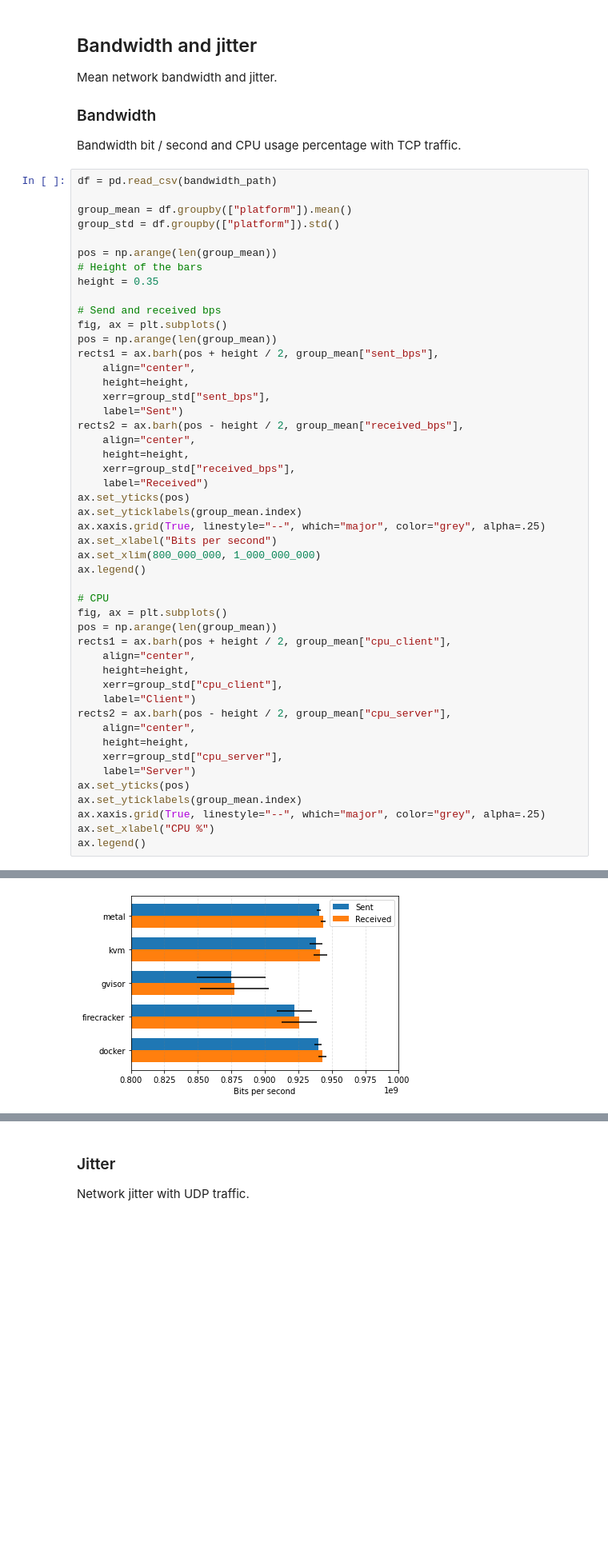
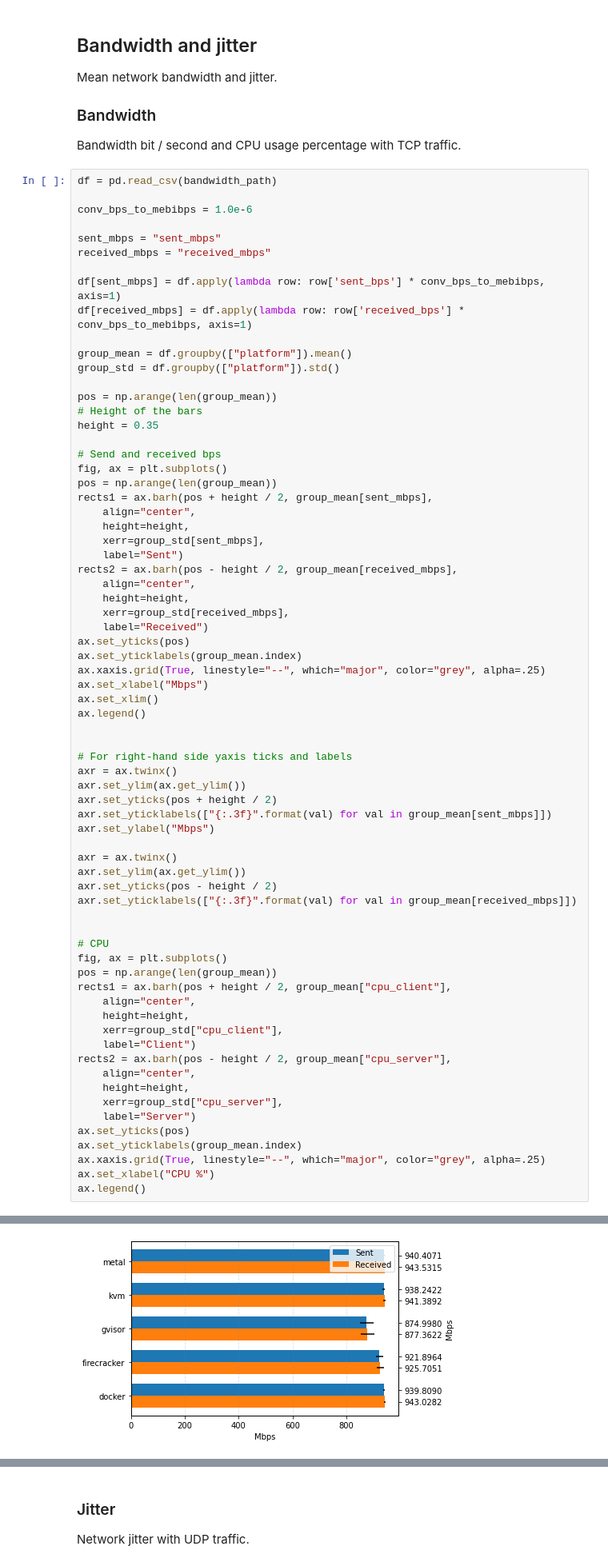
Before and after one commit to ppeerttu/virtualization-benchmarks, a Jupyter notebook: analysis/initial-visualization.ipynb, the cells around one changed output, grey strips where cells are left out. Shown at 80% size. Saved outputs shown, nothing was run; the diff lists cells and outputs as text; blank space fills up the shorter version.

```diff
--- a/analysis/initial-visualization.ipynb
+++ b/analysis/initial-visualization.ipynb
@@ -58,6 +58,14 @@ Mean network bandwidth and jitter.
 Bandwidth bit / second and CPU usage percentage with TCP traffic.
 # %%
 df = pd.read_csv(bandwidth_path)
+
+conv_bps_to_mebibps = 1.0e-6
+
+sent_mbps = "sent_mbps"
+received_mbps = "received_mbps"
+
+df[sent_mbps] = df.apply(lambda row: row['sent_bps'] * conv_bps_to_mebibps, axis=1)
+df[received_mbps] = df.apply(lambda row: row['received_bps'] * conv_bps_to_mebibps, axis=1)
 
 group_mean = df.groupby(["platform"]).mean()
 group_std = df.groupby(["platform"]).std()
@@ -69,44 +77,58 @@ height = 0.35
 # Send and received bps
 fig, ax = plt.subplots()
 pos = np.arange(len(group_mean))
-rects1 = ax.barh(pos + height / 2, group_mean["sent_bps"],
+rects1 = ax.barh(pos + height / 2, group_mean[sent_mbps],
     align="center",
     height=height,
-    xerr=group_std["sent_bps"],
+    xerr=group_std[sent_mbps],
     label="Sent")
-rects2 = ax.barh(pos - height / 2, group_mean["received_bps"],
+rects2 = ax.barh(pos - height / 2, group_mean[received_mbps],
     align="center",
     height=height,
-    xerr=group_std["received_bps"],
+    xerr=group_std[received_mbps],
     label="Received")
 ax.set_yticks(pos)
 ax.set_yticklabels(group_mean.index)
 ax.xaxis.grid(True, linestyle="--", which="major", color="grey", alpha=.25)
-ax.set_xlabel("Bits per second")
-ax.set_xlim(800_000_000, 1_000_000_000)
+ax.set_xlabel("Mbps")
+ax.set_xlim()
 ax.legend()
+
+
+# For right-hand side yaxis ticks and labels
+axr = ax.twinx()
+axr.set_ylim(ax.get_ylim())
+axr.set_yticks(pos + height / 2)
+axr.set_yticklabels(["{:.3f}".format(val) for val in group_mean[sent_mbps]])
+axr.set_ylabel("Mbps")
+
+axr = ax.twinx()
+axr.set_ylim(ax.get_ylim())
+axr.set_yticks(pos - height / 2)
+axr.set_yticklabels(["{:.3f}".format(val) for val in group_mean[received_mbps]])
+
 
 # CPU
 fig, ax = plt.subplots()
 pos = np.arange(len(group_mean))
 rects1 = ax.barh(pos + height / 2, group_mean["cpu_client"],
     align="center",
     height=height,
     xerr=group_std["cpu_client"],
     label="Client")
 rects2 = ax.barh(pos - height / 2, group_mean["cpu_server"],
     align="center",
     height=height,
     xerr=group_std["cpu_server"],
     label="Server")
 ax.set_yticks(pos)
 ax.set_yticklabels(group_mean.index)
 ax.xaxis.grid(True, linestyle="--", which="major", color="grey", alpha=.25)
 ax.set_xlabel("CPU %")
 ax.legend()
 # %% [output]
 <matplotlib.legend.Legend at 0x...>
-[figure, old version]
+[figure, new version]
 [figure]
 # %% [markdown]
 ### Jitter
```
Also changed, not shown: 5 other files.
